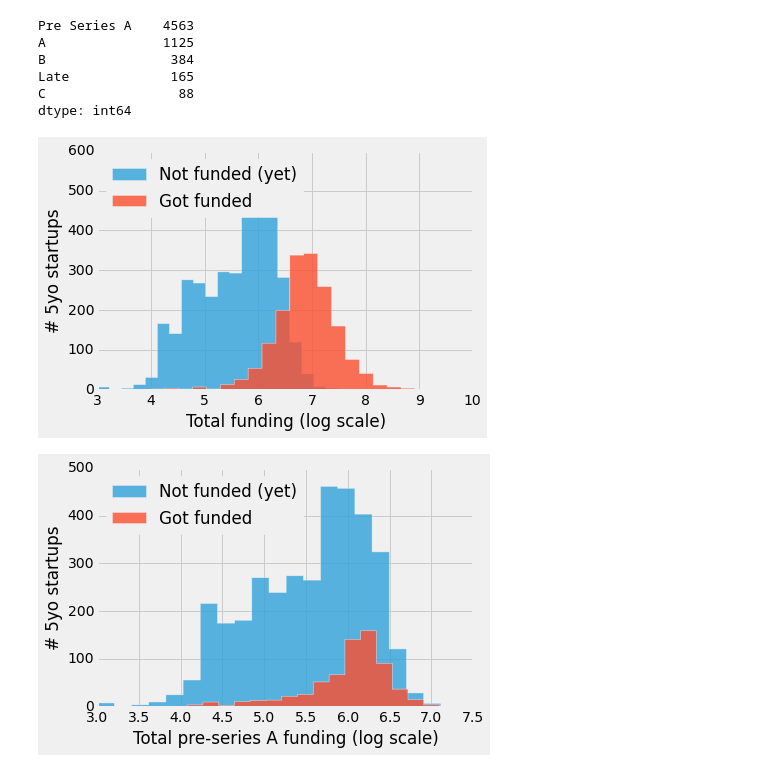
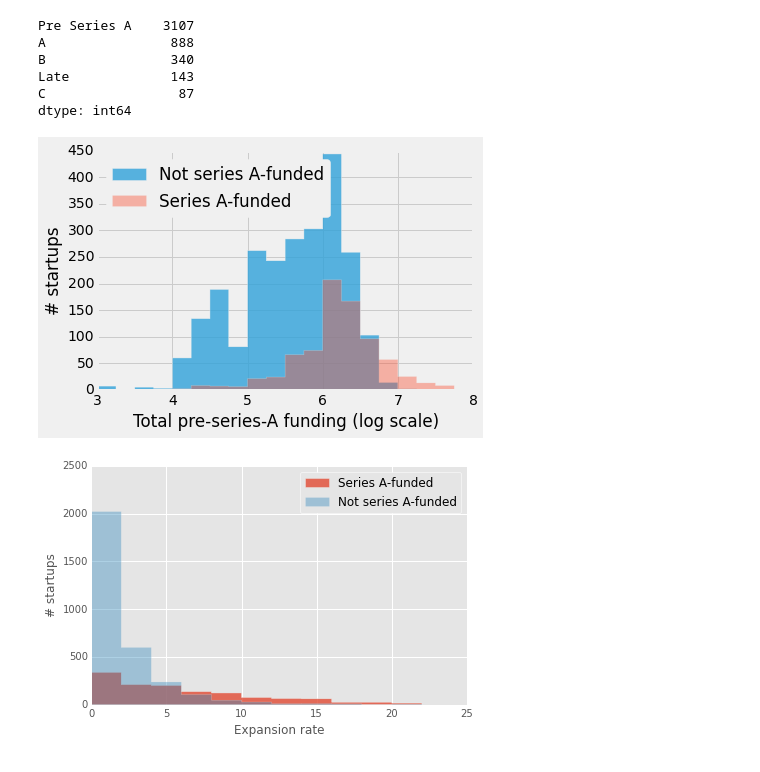
Before and after one commit to ylee0519/insight-project, a Jupyter notebook: plot_data.ipynb, the cells around one changed output. Drawn from its saved outputs; the diff is of its cells as text; code cells hidden in the pictures.

```diff
--- a/plot_data.ipynb
+++ b/plot_data.ipynb
@@ -8,36 +6,46 @@ startups = pd.read_csv('5yo_startups_cleaned.csv')
 # %%
 matplotlib inline
+# %%
+df = pd.read_csv('5yo_startups_cleaned.csv')
+# %%
+from datetime import datetime
+
+active_startups = df.drop(df.index[df.stage == 'Exited'])
+age = (pd.to_datetime(datetime(2015, 1, 1)) - pd.to_datetime(active_startups.est_founding_date)).astype('timedelta64[D]')
+# %%
+toddlers = active_startups[age > (365*2)].copy()
 # %%
-startups.stage.value_counts()
+toddlers.stage.value_counts()
 # %% [output]
-Pre Series A    4563
-A               1125
-B                384
-Late             165
-C                 88
+Pre Series A    3107
+A                888
+B                340
+Late             143
+C                 87
 dtype: int64
 # %%
-got_funded = startups[startups.stage.isin(['A', 'B', 'C', 'Late']) & (startups.total_funding > 0)][u'total_funding'].apply(math.log10).values
-not_funded_yet = startups[(startups.stage == u'Pre Series A') & (startups.total_funding > 0)][u'total_funding'].apply(math.log10).values
+got_funded = toddlers[toddlers.stage.isin(['A', 'B', 'C', 'Late']) & (toddlers['pre-series-A funding'] > 0)]['pre-series-A funding'].apply(math.log10).values
+not_funded_yet = toddlers[(toddlers.stage == u'Pre Series A') & (toddlers['pre-series-A funding'] > 0)]['pre-series-A funding'].apply(math.log10).values
 
 plt.style.use('fivethirtyeight')
-plt.hist(not_funded_yet, label="Not funded (yet)", histtype="stepfilled", bins=20, alpha=0.8)
-plt.hist(got_funded, label="Got funded", histtype="stepfilled", bins=20, alpha=0.8)
+plt.hist(not_funded_yet, label="Not series A-funded", histtype="stepfilled", bins=np.arange(3, 8, 0.25), alpha=0.8)
+plt.hist(got_funded, label="Series A-funded", histtype="stepfilled", bins=np.arange(3, 8, 0.25), alpha=0.4)
 plt.legend(loc="upper left")
-plt.xlabel('Total funding (log scale)')
-plt.ylabel('# 5yo startups')
-plt.savefig('total_funding.png', dpi=400, bbox_inches='tight')
+plt.xlabel('Total pre-series-A funding (log scale)')
+plt.ylabel('# startups')
+plt.savefig('total_pre_series_A_funding.png', dpi=400, bbox_inches='tight')
 # %% [output]
-[figure, old version]
+[figure, new version]
 # %%
-got_funded = startups[startups.stage.isin(['A', 'B', 'C', 'Late']) & (startups.seed_funding > 0)][u'seed_funding'].apply(math.log10).values
-not_funded_yet = startups[(startups.stage == u'Pre Series A') & (startups.seed_funding > 0)][u'seed_funding'].apply(math.log10).values
+got_funded = toddlers[toddlers.stage.isin(['A', 'B', 'C', 'Late'])][u'expansion rate'].values * 365
+not_funded_yet = toddlers[toddlers.stage == u'Pre Series A'][u'expansion rate'].values * 365
 
-plt.hist(not_funded_yet, label="Not funded (yet)", histtype="stepfilled", bins=20, alpha=0.8)
-plt.hist(got_funded, label="Got funded", histtype="stepfilled", bins=20, alpha=0.8)
-plt.legend(loc="upper left")
-plt.xlabel('Total pre-series A funding (log scale)')
-plt.ylabel('# 5yo startups')
-plt.savefig('total_seed_funding.png', dpi=400, bbox_inches='tight')
+plt.style.use('ggplot')
+plt.hist(got_funded, label="Series A-funded", histtype="stepfilled", bins=np.arange(0, 24, 2), alpha=0.8)
+plt.hist(not_funded_yet, label="Not series A-funded", histtype="stepfilled", bins=np.arange(0, 24, 2), alpha=0.4)
+plt.legend(loc="upper right")
+plt.xlabel('Expansion rate')
+plt.ylabel('# startups')
+plt.savefig('expansion_rate.png', dpi=400, bbox_inches='tight')
 # %% [output]
-[figure, old version]
+[figure, new version]
```
Also changed, not shown: parts of 4 cells of this notebook, 2 other files.
